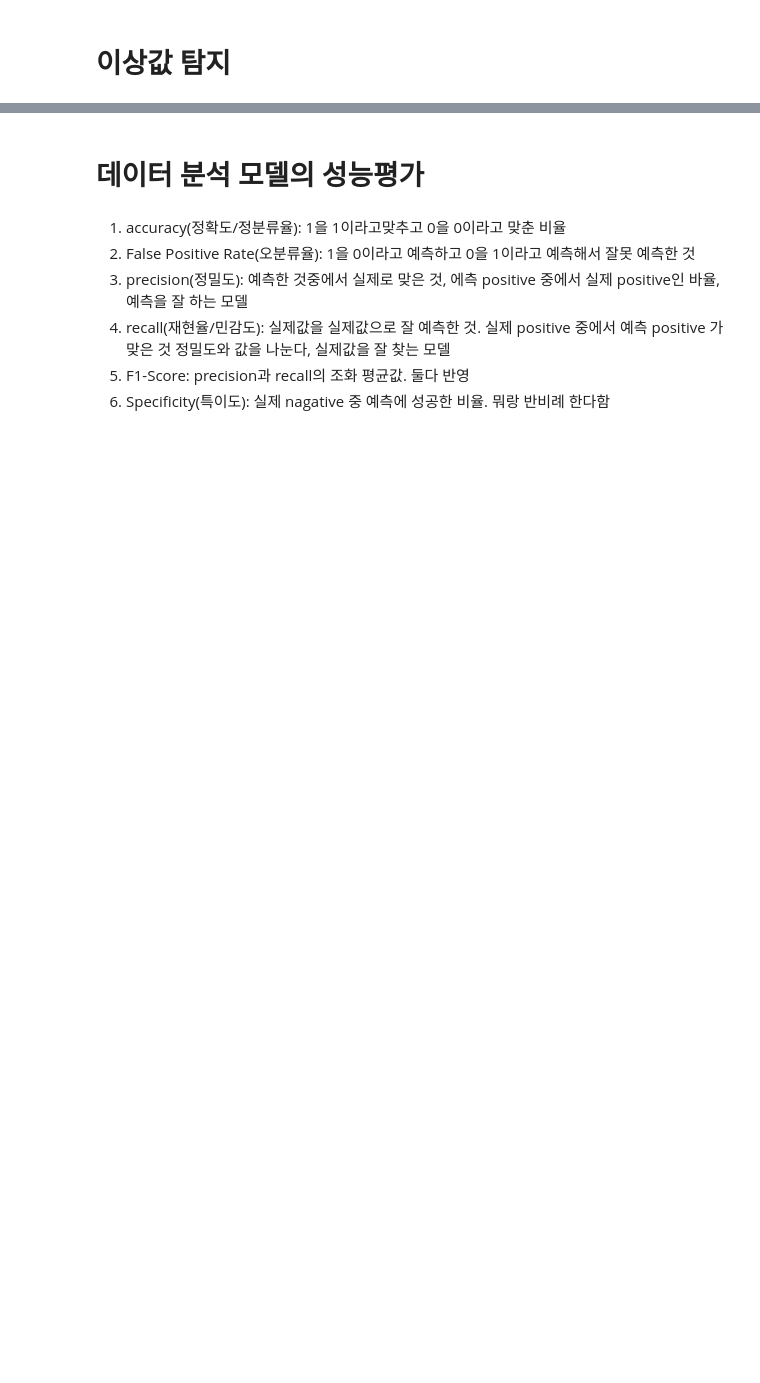
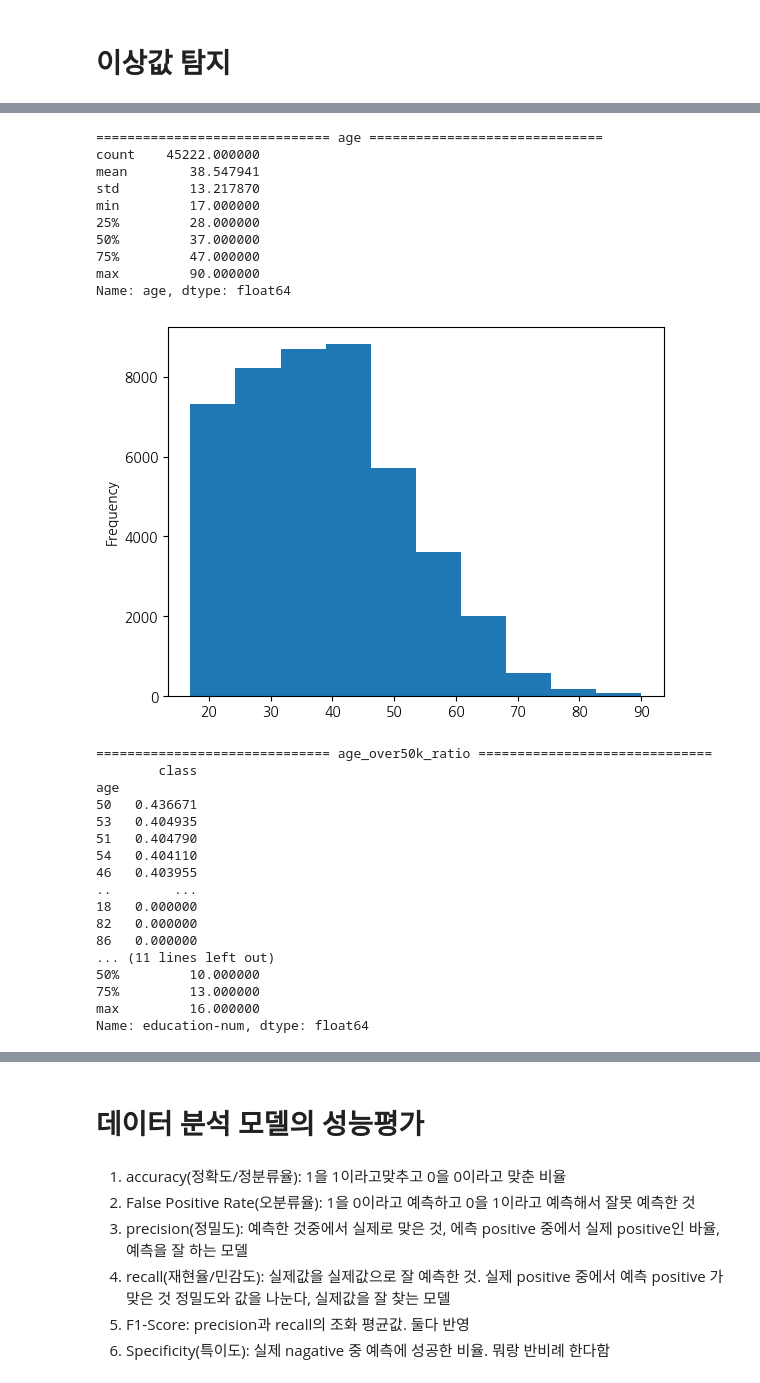
Before and after one commit to hyun111111/fintech_service_2nd, a Jupyter notebook: 05machine_learning/09지도학습_분류분석_연봉데이터_배깅_부스팅(내꺼).ipynb, the cells around one changed output, grey strips where cells are left out. Drawn from its saved outputs; the diff is of its cells as text; code cells hidden in the pictures; blank space fills up the shorter version.

```diff
--- a/05machine_learning/09지도학습_분류분석_연봉데이터_배깅_부스팅(내꺼).ipynb
+++ b/05machine_learning/09지도학습_분류분석_연봉데이터_배깅_부스팅(내꺼).ipynb
@@ -1343,0 +1493,42 @@ for col in df2.iloc[]:
+# %%
+for col in int_cols.iloc[:, :-1]:
+    print("="* 30, col, "="* 30)
+#     print(f"{col}, describe: {obj_cols[col].describe()}")
+    print(int_cols[col].describe())
+    int_cols[col].plot(kind='hist')
+    plt.show()
+
+    print("="* 30, f"{col}_over50k_ratio", "="* 30)
+    print(df2[[col, 'class']].groupby(col).mean().sort_values(by='class', ascending=False))
+    ratio_result = df2[[col, 'class']].groupby(col).mean().sort_values(by='class', ascending=False)
+    important_cols.append(ratio_result[ratio_result['class'] > 0.4].index)
+    print("="* 70)
+# %% [output]
+============================== age ==============================
+count    45222.000000
+mean        38.547941
+std         13.217870
+min         17.000000
+25%         28.000000
+50%         37.000000
+75%         47.000000
+max         90.000000
+Name: age, dtype: float64
+[figure, added]
+============================== age_over50k_ratio ==============================
+        class
+age
+50   0.436671
+53   0.404935
+51   0.404790
+54   0.404110
+46   0.403955
+..        ...
+18   0.000000
+82   0.000000
+86   0.000000
+... (11 lines left out)
+50%         10.000000
+75%         13.000000
+max         16.000000
+Name: education-num, dtype: float64
```
Also changed, not shown: parts of 47 cells of this notebook, 5 other files.
